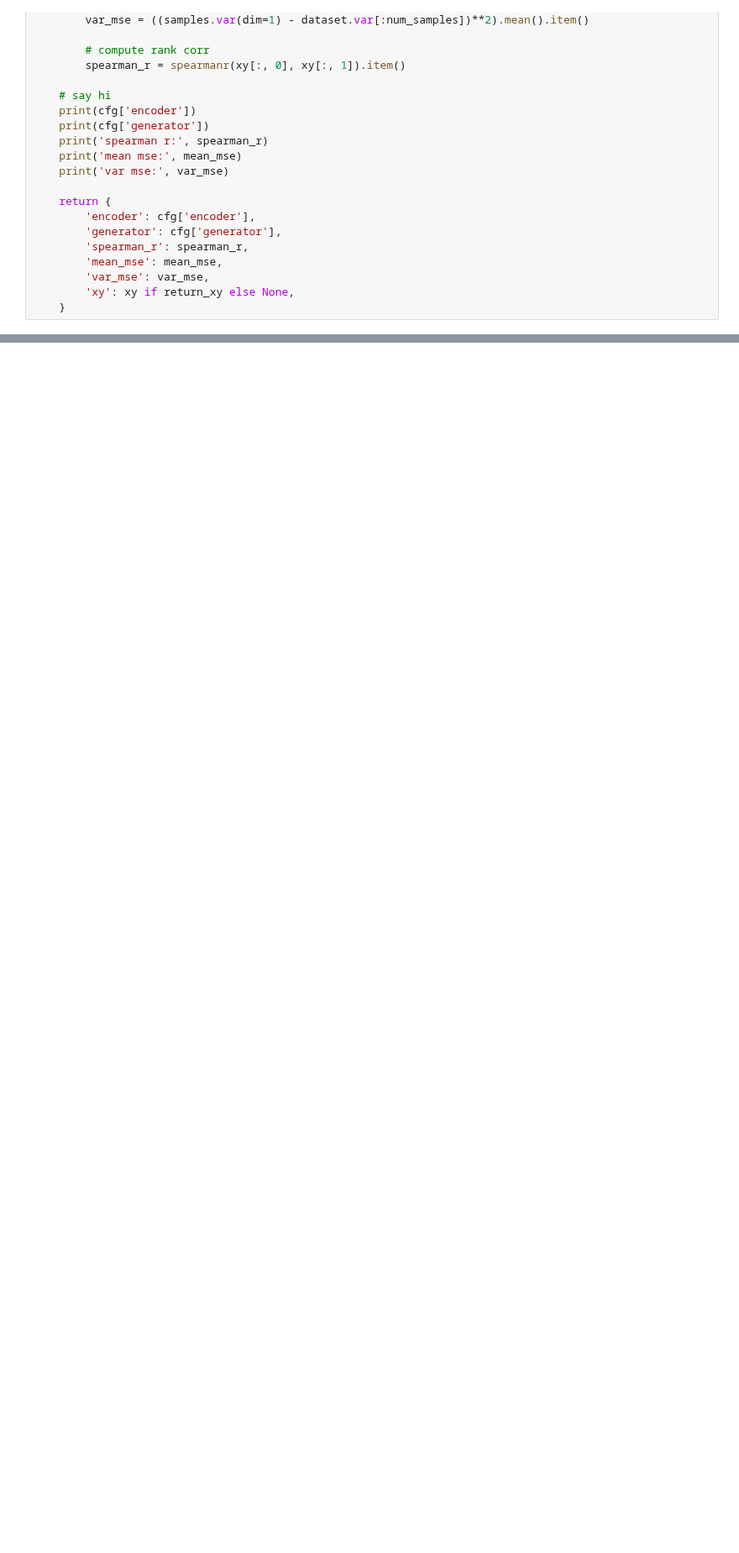
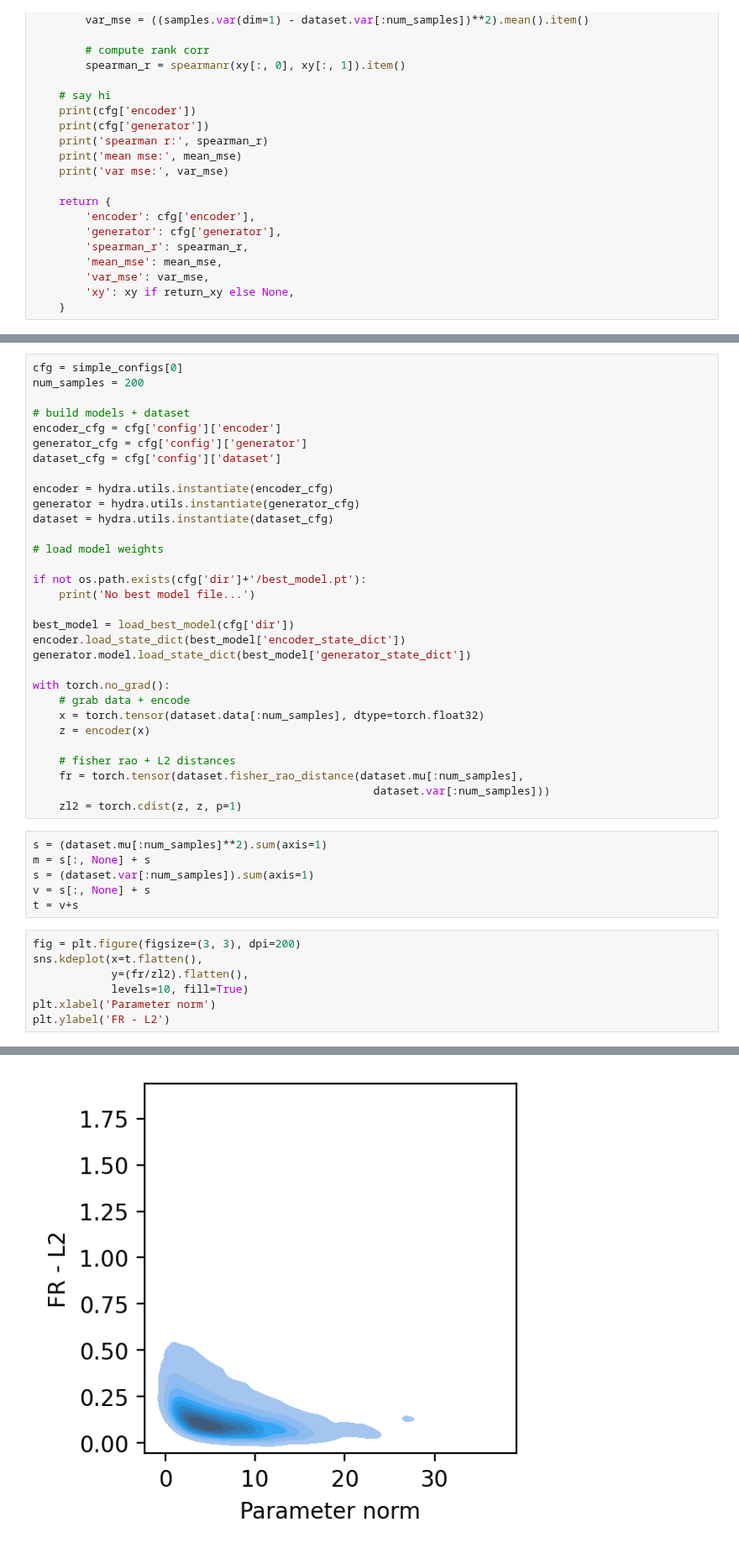
Before and after one commit to njwfish/DistributionEmbeddings, a Jupyter notebook: numerical_results/fr_inspection.ipynb, the cells around one changed output, grey strips where cells are left out. Shown at 84% size. Saved outputs shown, nothing was run; the diff lists cells and outputs as text; blank space fills up the shorter version.

```diff
--- a/numerical_results/fr_inspection.ipynb
+++ b/numerical_results/fr_inspection.ipynb
@@ -128,0 +129,45 @@ var mse: 0.29220539928039896
+# %%
+cfg = simple_configs[0]
+num_samples = 200
+
+# build models + dataset
+encoder_cfg = cfg['config']['encoder']
+generator_cfg = cfg['config']['generator']
+dataset_cfg = cfg['config']['dataset']
+
+encoder = hydra.utils.instantiate(encoder_cfg)
+generator = hydra.utils.instantiate(generator_cfg)
+dataset = hydra.utils.instantiate(dataset_cfg)
+
+# load model weights
+
+if not os.path.exists(cfg['dir']+'/best_model.pt'):
+    print('No best model file...')
+
+best_model = load_best_model(cfg['dir'])
+encoder.load_state_dict(best_model['encoder_state_dict'])
+generator.model.load_state_dict(best_model['generator_state_dict'])
+
+with torch.no_grad():
+    # grab data + encode
+    x = torch.tensor(dataset.data[:num_samples], dtype=torch.float32)
+    z = encoder(x)
+
+    # fisher rao + L2 distances
+    fr = torch.tensor(dataset.fisher_rao_distance(dataset.mu[:num_samples],
+                                                    dataset.var[:num_samples]))
+    zl2 = torch.cdist(z, z, p=1)
+# %%
+s = (dataset.mu[:num_samples]**2).sum(axis=1)
+m = s[:, None] + s
+s = (dataset.var[:num_samples]).sum(axis=1)
+v = s[:, None] + s
+t = v+s
+# %%
+fig = plt.figure(figsize=(3, 3), dpi=200)
+sns.kdeplot(x=t.flatten(),
+            y=(fr/zl2).flatten(),
+            levels=10, fill=True)
+plt.xlabel('Parameter norm')
+plt.ylabel('FR - L2')
+# %% [output]
@@ -128,0 +175 @@ var mse: 0.29220539928039896
+[figure, added]
```
Also changed, not shown: parts of 3 cells of this notebook.
